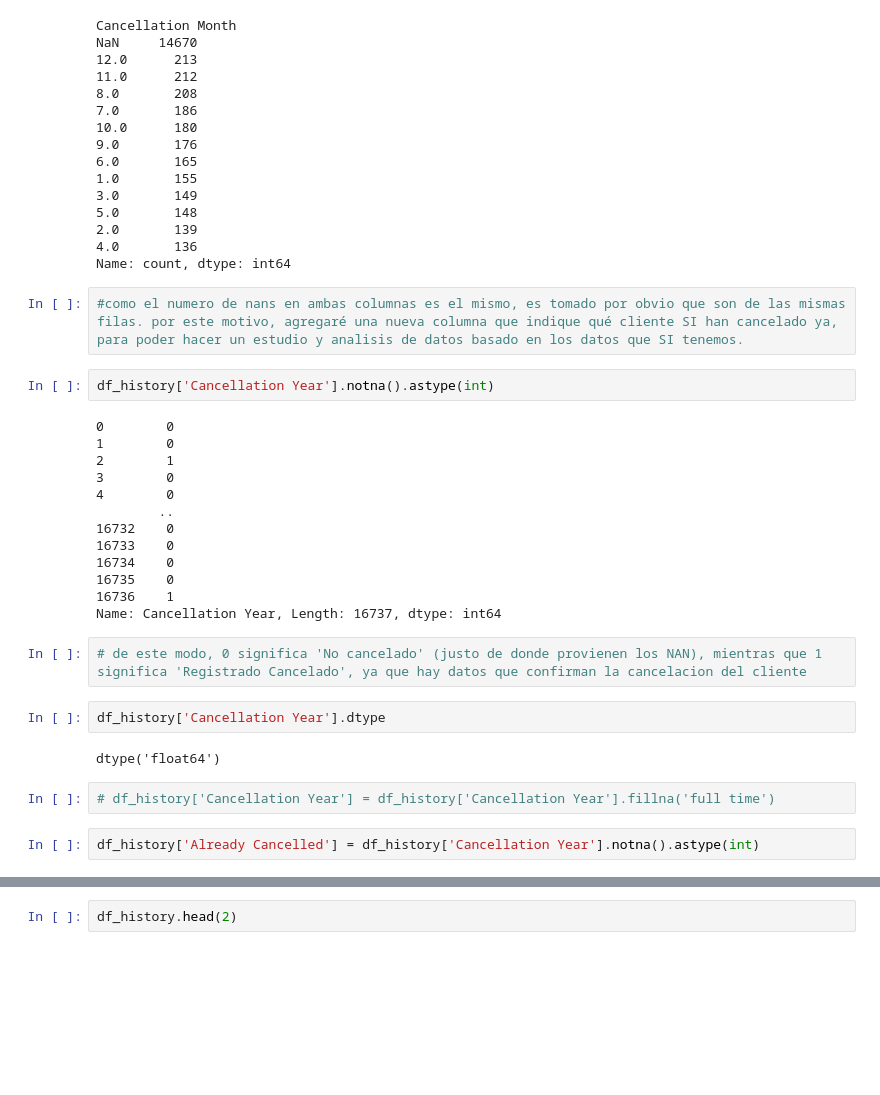
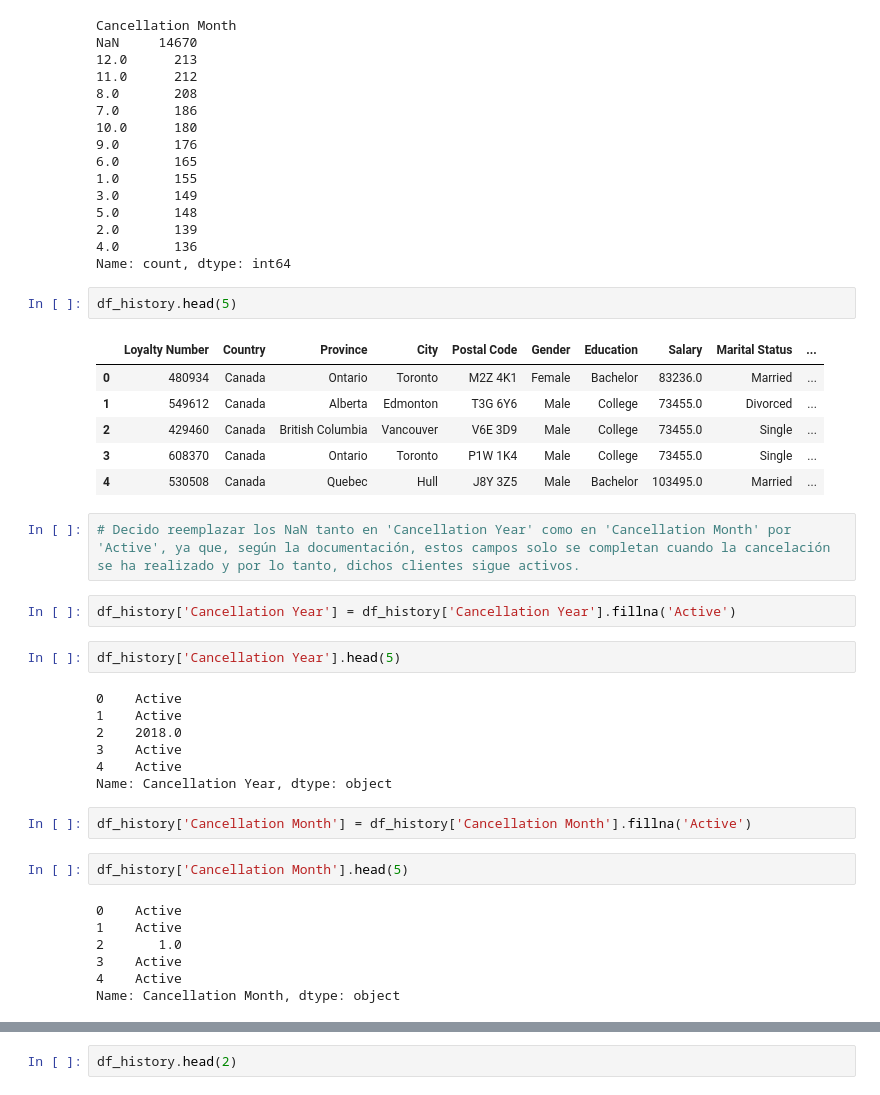
Before and after one commit to Adalab/bda-modulo-3-evaluacion-final-patrimerchan, a Jupyter notebook: Evaluacion_Final_Modulo_3.ipynb, the cells around one changed output, grey strips where cells are left out. Cells and saved outputs as stored; diff of their text form; blank space fills up the shorter version.

```diff
--- a/Evaluacion_Final_Modulo_3.ipynb
+++ b/Evaluacion_Final_Modulo_3.ipynb
@@ -650,30 +729,36 @@ NaN     14670
 2.0       139
 4.0       136
 Name: count, dtype: int64
-# %%
-#como el numero de nans en ambas columnas es el mismo, es tomado por obvio que son de las mismas filas. por este motivo, agregaré una nueva columna que indique qué cliente SI han cancelado ya, para poder hacer un estudio y analisis de datos basado en los datos que SI tenemos.
-# %%
-df_history['Cancellation Year'].notna().astype(int)
-# %% [output]
-0        0
-1        0
-2        1
-3        0
-4        0
-        ..
-16732    0
-16733    0
-16734    0
-16735    0
-16736    1
-Name: Cancellation Year, Length: 16737, dtype: int64
-# %%
-# de este modo, 0 significa 'No cancelado' (justo de donde provienen los NAN), mientras que 1 significa 'Registrado Cancelado', ya que hay datos que confirman la cancelacion del cliente
-# %%
-df_history['Cancellation Year'].dtype
-# %% [output]
-dtype('float64')
+# %%
+df_history.head(5)
+# %% [output]
+|  | Loyalty Number | Country | Province | City | Postal Code | Gender | Education | Salary | Marital Status | ... |
+| 0 | 480934 | Canada | Ontario | Toronto | M2Z 4K1 | Female | Bachelor | 83236.0 | Married | ... |
+| 1 | 549612 | Canada | Alberta | Edmonton | T3G 6Y6 | Male | College | 73455.0 | Divorced | ... |
+| 2 | 429460 | Canada | British Columbia | Vancouver | V6E 3D9 | Male | College | 73455.0 | Single | ... |
+| 3 | 608370 | Canada | Ontario | Toronto | P1W 1K4 | Male | College | 73455.0 | Single | ... |
+| 4 | 530508 | Canada | Quebec | Hull | J8Y 3Z5 | Male | Bachelor | 103495.0 | Married | ... |
+# %%
+# Decido reemplazar los NaN tanto en 'Cancellation Year' como en 'Cancellation Month' por 'Active', ya que, según la documentación, estos campos solo se completan cuando la cancelación se ha realizado y por lo tanto, dichos clientes sigue activos.
 # %%
-# df_history['Cancellation Year'] = df_history['Cancellation Year'].fillna('full time')
+df_history['Cancellation Year'] = df_history['Cancellation Year'].fillna('Active')
-# %%
-df_history['Already Cancelled'] = df_history['Cancellation Year'].notna().astype(int)
+# %%
+df_history['Cancellation Year'].head(5)
+# %% [output]
+0    Active
+1    Active
+2    2018.0
+3    Active
+4    Active
+Name: Cancellation Year, dtype: object
+# %%
+df_history['Cancellation Month'] = df_history['Cancellation Month'].fillna('Active')
+# %%
+df_history['Cancellation Month'].head(5)
+# %% [output]
+0    Active
+1    Active
+2       1.0
+3    Active
+4    Active
+Name: Cancellation Month, dtype: object
```
Also changed, not shown: parts of 47 cells of this notebook, 2 other files.
